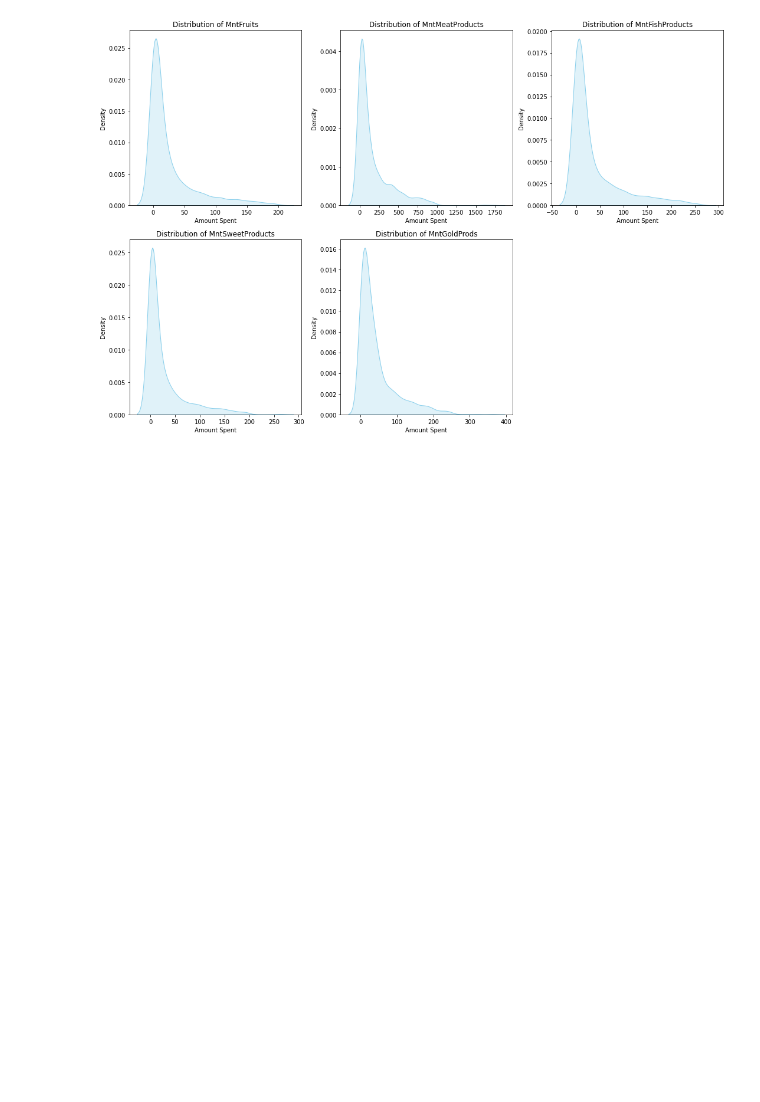
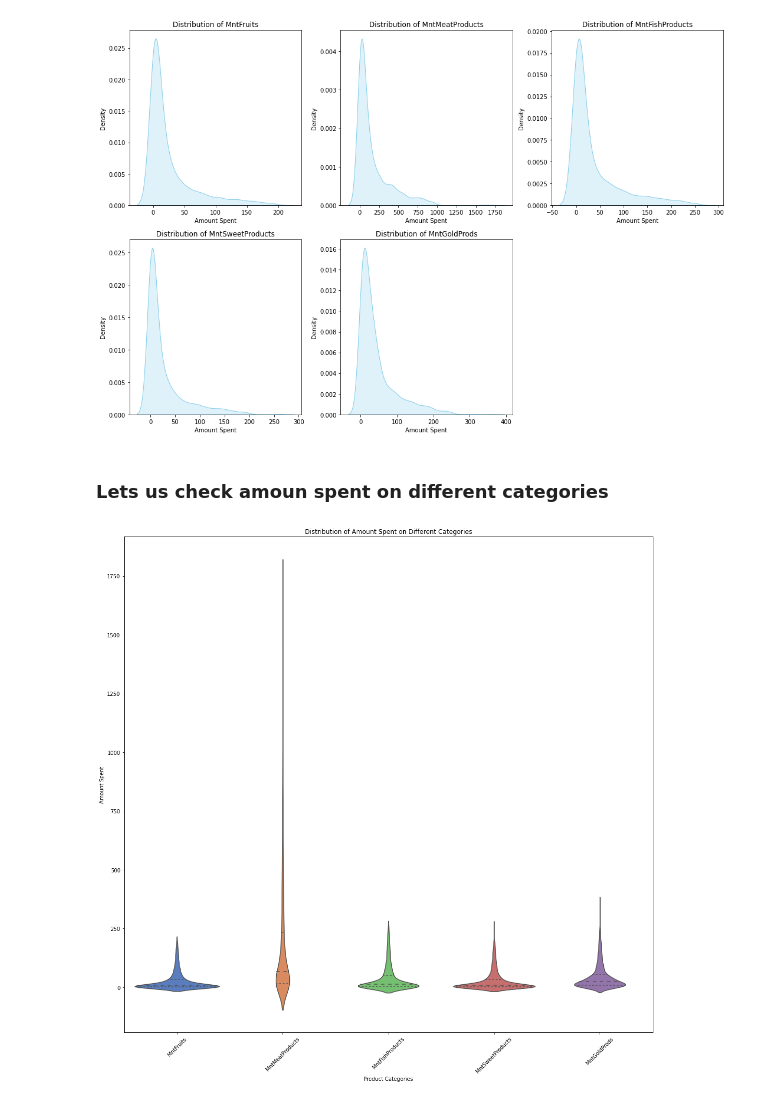
Before and after one commit to AmarKothare/HV_Retail_sales, a Jupyter notebook: EDA.ipynb, the cells around one changed output. Saved outputs shown, nothing was run; the diff lists cells and outputs as text; code cells hidden in the pictures; blank space fills up the shorter version.

```diff
--- a/EDA.ipynb
+++ b/EDA.ipynb
@@ -549,3 +561,17 @@ plt.tight_layout()
 plt.show()
 # %% [output]
 [figure]
+# %% [markdown]
+### Lets us check amoun spent on different categories
+# %%
+# Create violin plot
+plt.figure(figsize=(15, 15))
+sns.violinplot(data=data[amount_col], inner="quartile", palette="muted")
+plt.title('Distribution of Amount Spent on Different Categories')
+plt.xlabel('Product Categories')
+plt.ylabel('Amount Spent')
+plt.xticks(rotation=45)
+plt.tight_layout()
+plt.show()
+# %% [output]
+[figure, added]
```
Also changed, not shown: parts of 17 cells of this notebook.
